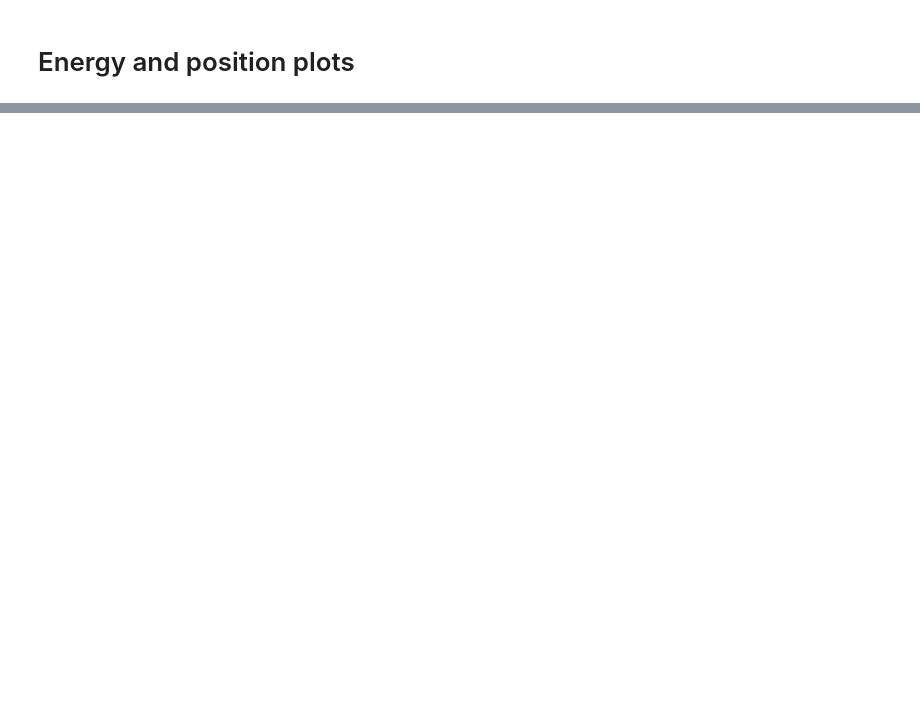
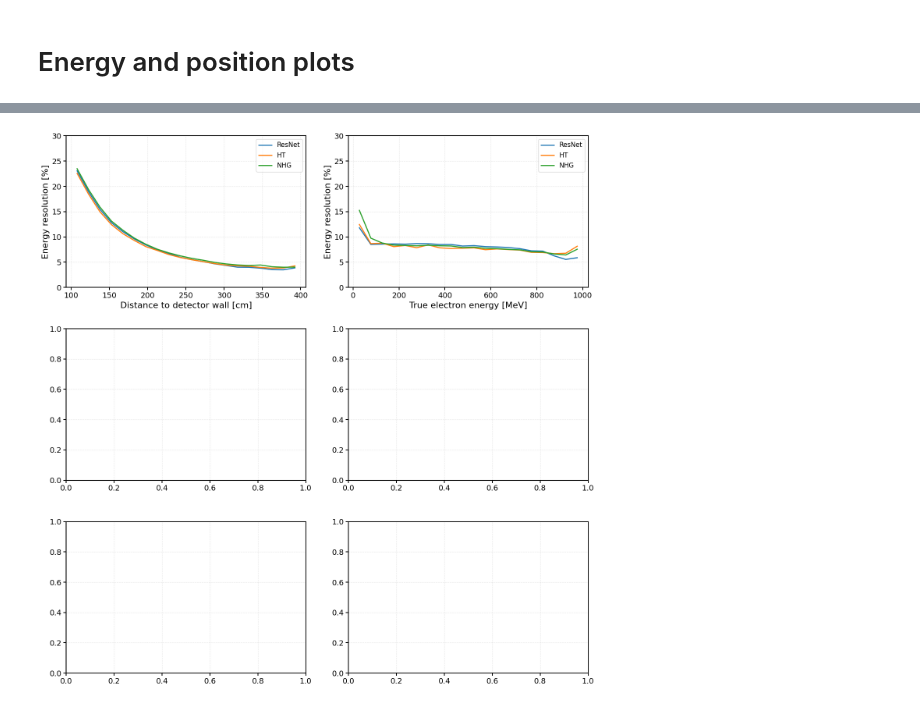
Before and after one commit to cid02219585/WatChMaL, a Jupyter notebook: regression_analysis_hgt.ipynb, the cells around one changed output, grey strips where cells are left out. Saved outputs shown, nothing was run; the diff lists cells and outputs as text; code cells hidden in the pictures; blank space fills up the shorter version.

```diff
--- a/regression_analysis_hgt.ipynb
+++ b/regression_analysis_hgt.ipynb
@@ -1604,0 +1719,8 @@ resnet_e_energy = [
+# %%
+for i, r in enumerate(resnet_e_energy):
+    residuals = r.momentum_residuals[r.selection]
+
+    print(f"Run {i}")
+    print("N:", len(residuals))
+    print("68% abs residual:", np.quantile(np.abs(residuals), 0.68))
+    print("median abs residual:", np.median(np.abs(residuals)))
@@ -1795 +2142,18 @@ print("max per axis:", dataset.mpmt_positions.max(axis=1))
+# %%
+all_runs_mom =  resnet_e_energy #+ [fitqun_e]
+energy_percentage_errors = lambda r: r.energy_fractional_errors*100
+momentum_percentage_errors = lambda r: r.momentum_fractional_errors*100
+
+
+# with mpl.rc_context(science_rc):##
+
+figs, axes = plt.subplots(3,2, figsize=(15, 15))
+for r in all_runs_mom:
+    plot_resolution_profile([r], energy_percentage_errors, e_towall_binning, ax=axes[0,0], y_lim = (0,30), x_label="Distance to detector wall [cm]", marker = '',y_label="Energy resolution [%]",legend='best')
+#         plot_resolution_profile([r], energy_percentage_errors, e_dwall_binning, ax=axes[0,1],  y_lim = (0,30),x_label="Distance from detector wall [cm]",marker = '',y_label="Energy resolution",legend='best')
+#         plot_resolution_profile([r],energy_percentage_errors, e_cos_zenith_binning, ax=axes[1,0],  y_lim = (0,30),x_label="Cosine of Zenith", marker = '',y_label="Energy resolution", legend='best')
+#         plot_resolution_profile([r],energy_percentage_errors,e_azimuth_binning,ax=axes[1,1], y_lim = (0,30),x_label="Azimuth",marker = '',y_label="Energy resolution",legend='best')
+    plot_resolution_profile([r],energy_percentage_errors, e_mom_binning, ax=axes[0,1], y_lim = (0,30),x_label="True electron energy [MeV]",marker = '',y_label="Energy resolution [%]",legend='best')
+# %% [output]
+[figure, added]
 # %%
```
Also changed, not shown: parts of 46 cells of this notebook.
